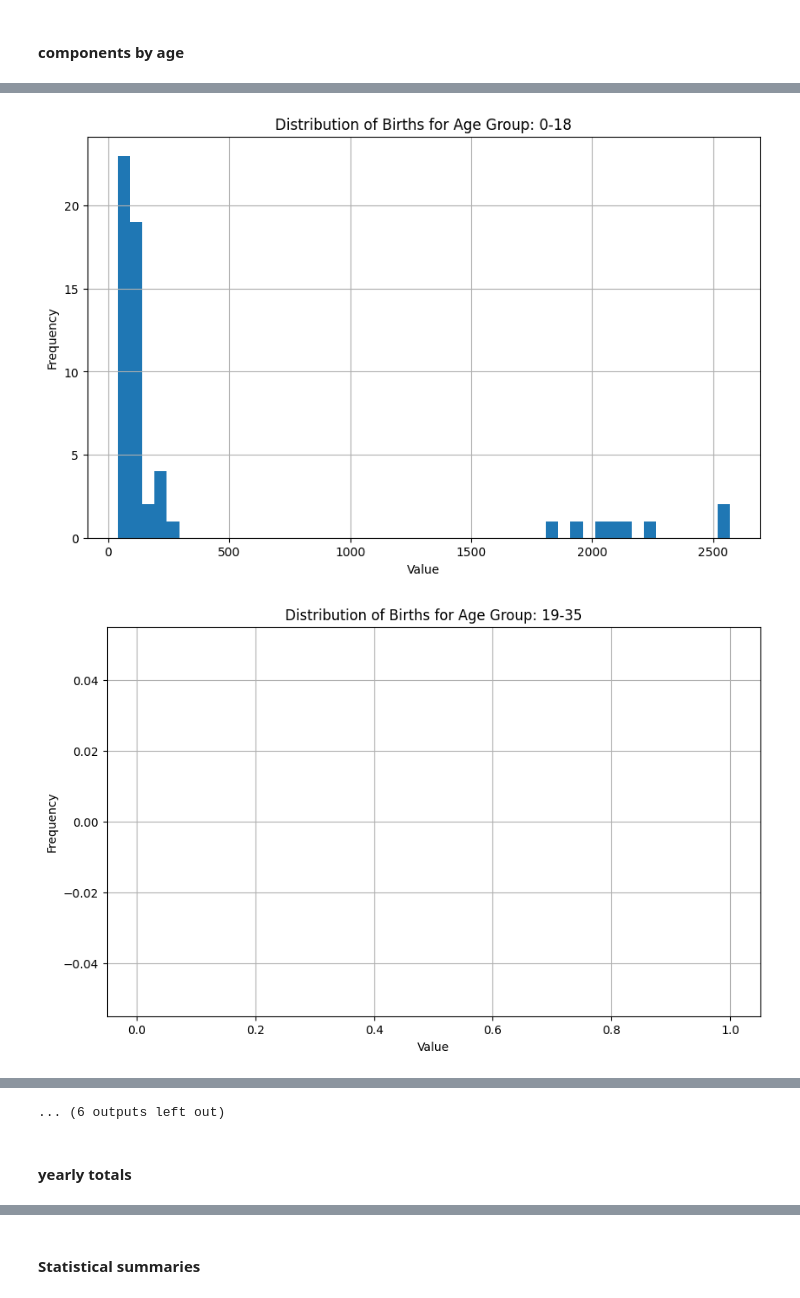
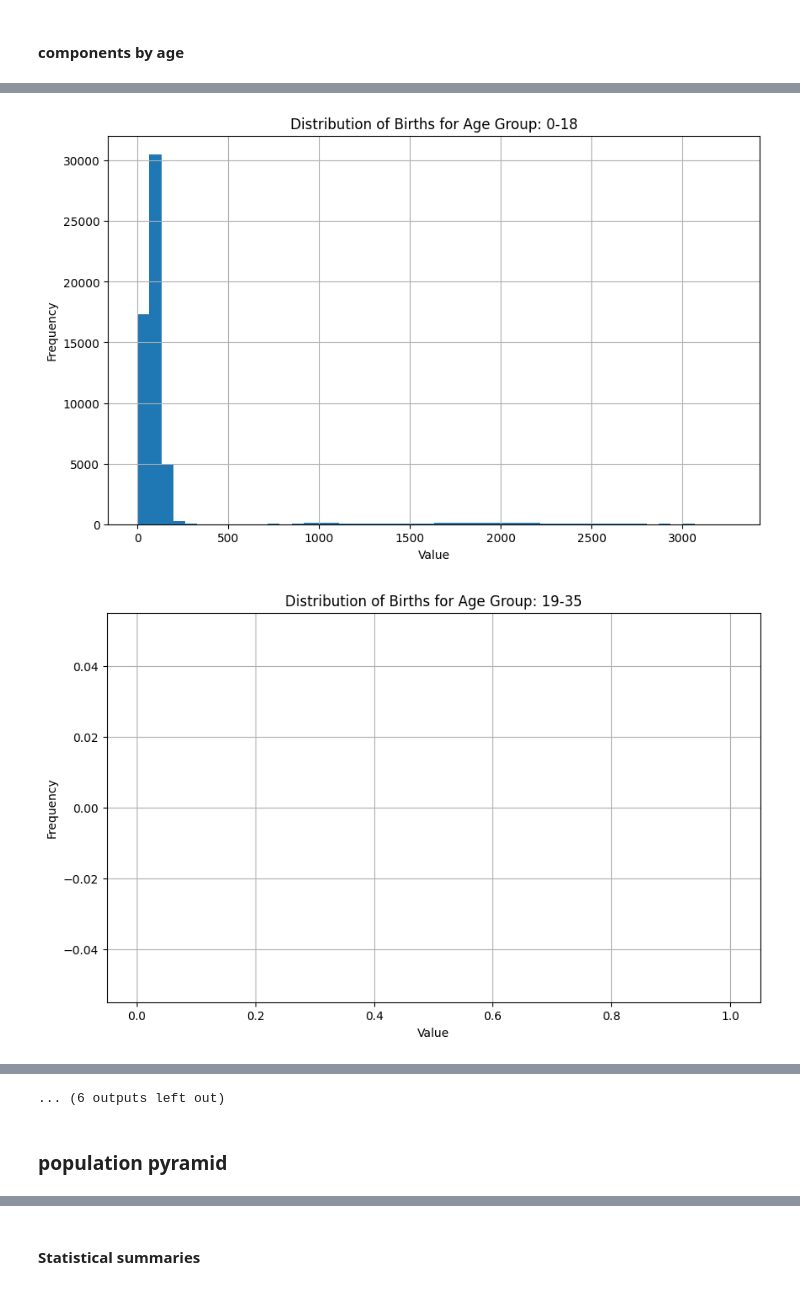
Before and after one commit to SebastianHeslinRees/Projections_QA, a Jupyter notebook: logical_checks_population_projections.ipynb, the cells around one changed output, grey strips where cells are left out. Drawn from its saved outputs; the diff is of its cells as text; code cells hidden in the pictures.

```diff
--- a/logical_checks_population_projections.ipynb
+++ b/logical_checks_population_projections.ipynb
@@ -751,11 +732,11 @@ Gender ratios:
 #### Distributions
 # %%
 #distribution of values for each component
-components = df['component'].unique()
+components = combined_10yr_fert['component'].unique()
 
 for component in components:
     plt.figure(figsize=(10, 6))
-    subset = df[df['component'] == component]
+    subset = combined_10yr_fert[combined_10yr_fert['component'] == component]
     subset['value'].hist(bins=50)
     plt.title(f'Distribution of Values for Component: {component}')
     plt.xlabel('Value')
@@ -774,0 +768,7 @@ for component in components:
+# %%
+combined_10yr_fert_age_bins = combined_10yr_fert.copy()
+years = combined_10yr_fert_age_bins['year'].unique()
+# Define age range groups
+bins = [0, 18, 35, 50, 65, 80, 90]
+labels = ['0-18', '19-35', '36-50', '51-65', '66-80', '81-90']
+combined_10yr_fert_age_bins['age_group'] = pd.cut(combined_10yr_fert_age_bins['age'], bins=bins, labels=labels, right=False)
@@ -775,24 +790,19 @@ for component in components:
 # %%
-# Define age range groups
-bins = [0, 18, 35, 50, 65, 80, 90]
-labels = ['0-18', '19-35', '36-50', '51-65', '66-80', '81-90']
-df['age_group'] = pd.cut(df['age'], bins=bins, labels=labels, right=False)
-
 # Components of interest
 components_of_interest = ['births', 'deaths', 'total net']
 
 # Plot distribution for each component by age group
 for component in components_of_interest:
     for age_group in labels:
         plt.figure(figsize=(10, 6))
-        subset = df[(df['component'] == component) & (df['age_group'] == age_group)]
+        subset = combined_10yr_fert_age_bins[(combined_10yr_fert_age_bins['component'] == component) & (combined_10yr_fert_age_bins['age_group'] == age_group)]
         subset['value'].hist(bins=50)
         plt.title(f'Distribution of {component.capitalize()} for Age Group: {age_group}')
         plt.xlabel('Value')
         plt.ylabel('Frequency')
         plt.show()
 # %% [output]
-[figure, old version]
+[figure, new version]
 [figure]
 [figure]
 [figure]
@@ -807,3 +817,3 @@ for component in components_of_interest:
 ... (6 outputs left out)
-# %% [markdown]
-#### yearly totals
+# %% [markdown]
+### population pyramid
```
Also changed, not shown: parts of 70 cells of this notebook.
